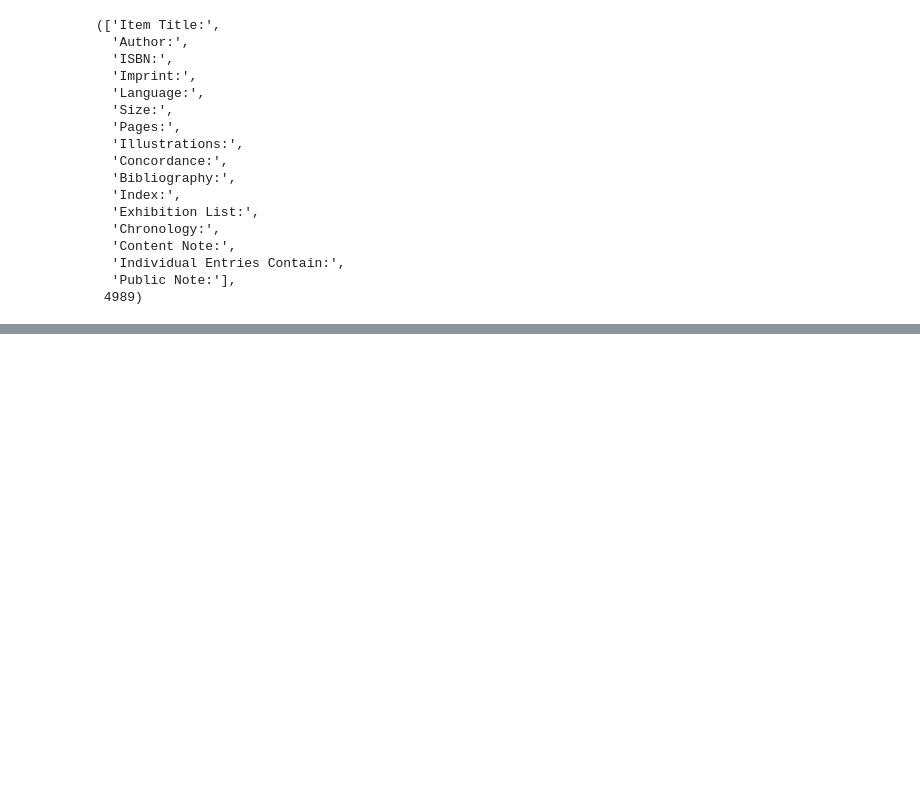
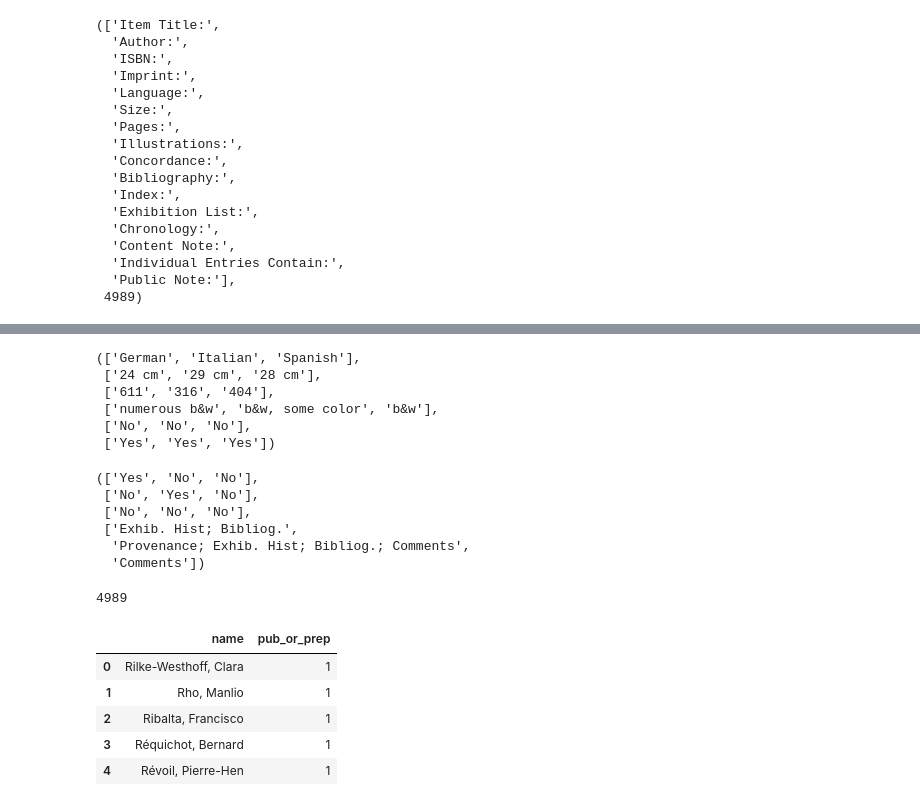
Before and after one commit to ramonprz01/art-auction, a Jupyter notebook: cleaning_part.ipynb, the cells around one changed output, grey strips where cells are left out. Cells and saved outputs as stored; diff of their text form; code cells hidden in the pictures; blank space fills up the shorter version.

```diff
--- a/cleaning_part.ipynb
+++ b/cleaning_part.ipynb
@@ -256,0 +344,33 @@ for i in data_cols:
+# %%
+language[:3], size[:3], pages[:3], illustrations[:3], concordance[:3], bibliography[:3]
+# %% [output]
+(['German', 'Italian', 'Spanish'],
+ ['24 cm', '29 cm', '28 cm'],
+ ['611', '316', '404'],
+ ['numerous b&w', 'b&w, some color', 'b&w'],
+ ['No', 'No', 'No'],
+ ['Yes', 'Yes', 'Yes'])
+# %%
+index[:3], exhibition_list[:3], cronology[:3], ind_entr_cont[:3]
+# %% [output]
+(['Yes', 'No', 'No'],
+ ['No', 'Yes', 'No'],
+ ['No', 'No', 'No'],
+ ['Exhib. Hist; Bibliog.',
+  'Provenance; Exhib. Hist; Bibliog.; Comments',
+  'Comments'])
+# %%
+public_note = []
+track = []
+for i in dataset.col_names_content:
+    if 'Public Note:' in i[0]:
+        try:
+            public_note.append(i[1][i[0].index('Public Note:')])
+        except IndexError:
+            public_note.append('check_needed')
+    else:
+        public_note.append(np.nan)
+
+len(public_note)
+# %% [output]
+4989
@@ -256,0 +384,10 @@ for i in data_cols:
+# %%
+df_final = df_final.drop(columns='col_names_content')
+df_final.head()
+# %% [output]
+|  | name | pub_or_prep |
+| 0 | Rilke-Westhoff, Clara | 1 |
+| 1 | Rho, Manlio | 1 |
+| 2 | Ribalta, Francisco | 1 |
+| 3 | Réquichot, Bernard | 1 |
+| 4 | Révoil, Pierre-Hen | 1 |
```
Also changed, not shown: parts of 38 cells of this notebook, 5 other files.
